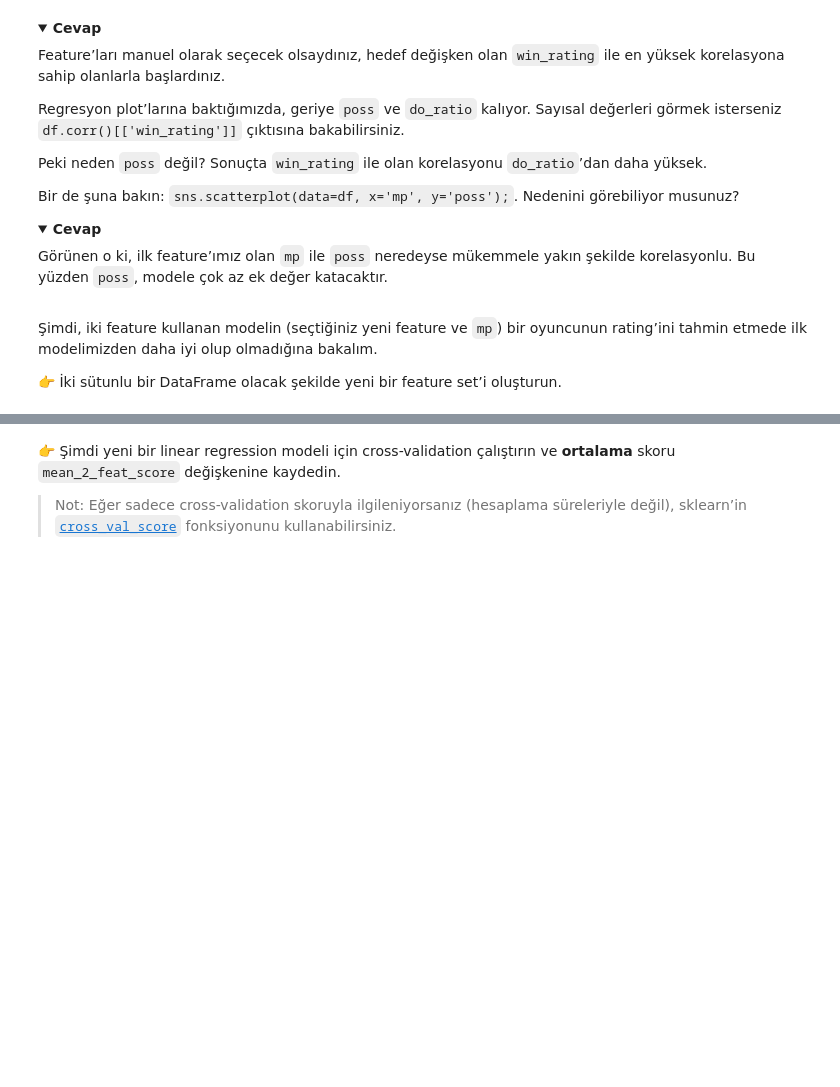
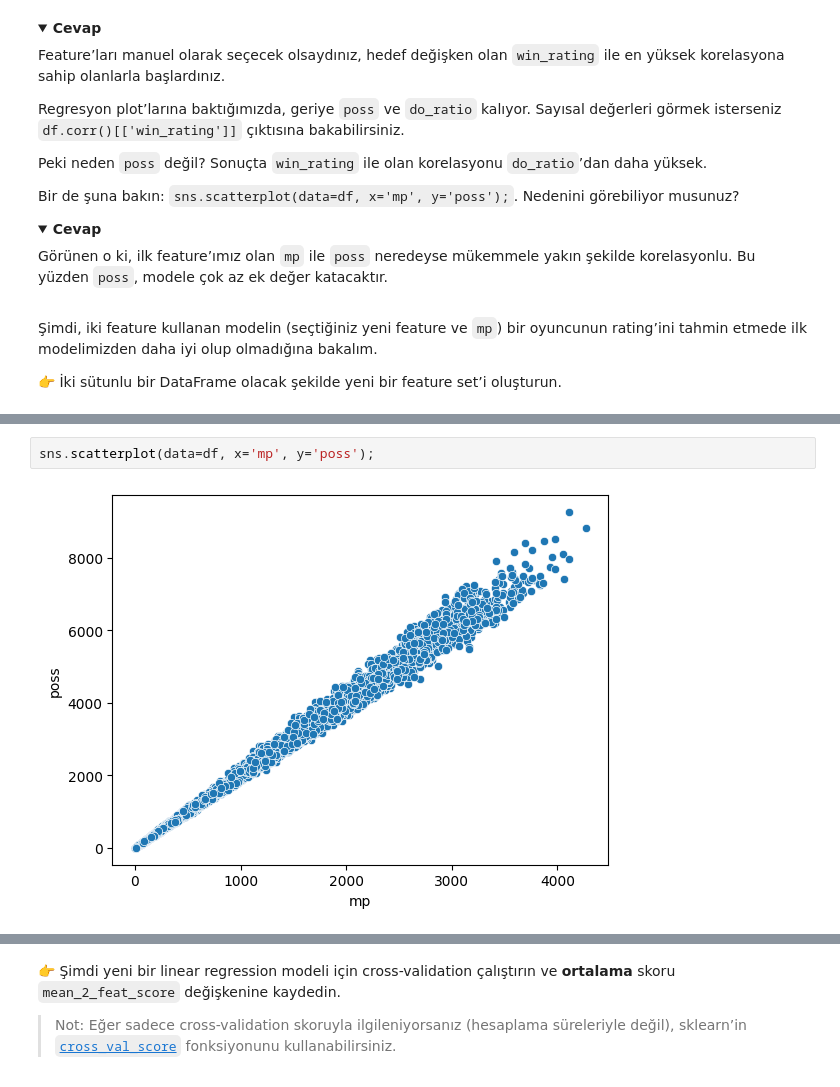
Before and after one commit to gonulsabah/workintech_project, a Jupyter notebook: S16D1-S-data-linear-regression/Linear_Regression.ipynb, the cells around one changed output, grey strips where cells are left out. Cells and saved outputs as stored; diff of their text form; folded sections open; blank space fills up the shorter version.

```diff
--- a/S16D1-S-data-linear-regression/Linear_Regression.ipynb
+++ b/S16D1-S-data-linear-regression/Linear_Regression.ipynb
@@ -279,0 +362,4 @@ plt.show()
+# %%
+sns.scatterplot(data=df, x='mp', y='poss');
+# %% [output]
+[figure, added]
```
Also changed, not shown: parts of 15 cells of this notebook, 14 other files.
